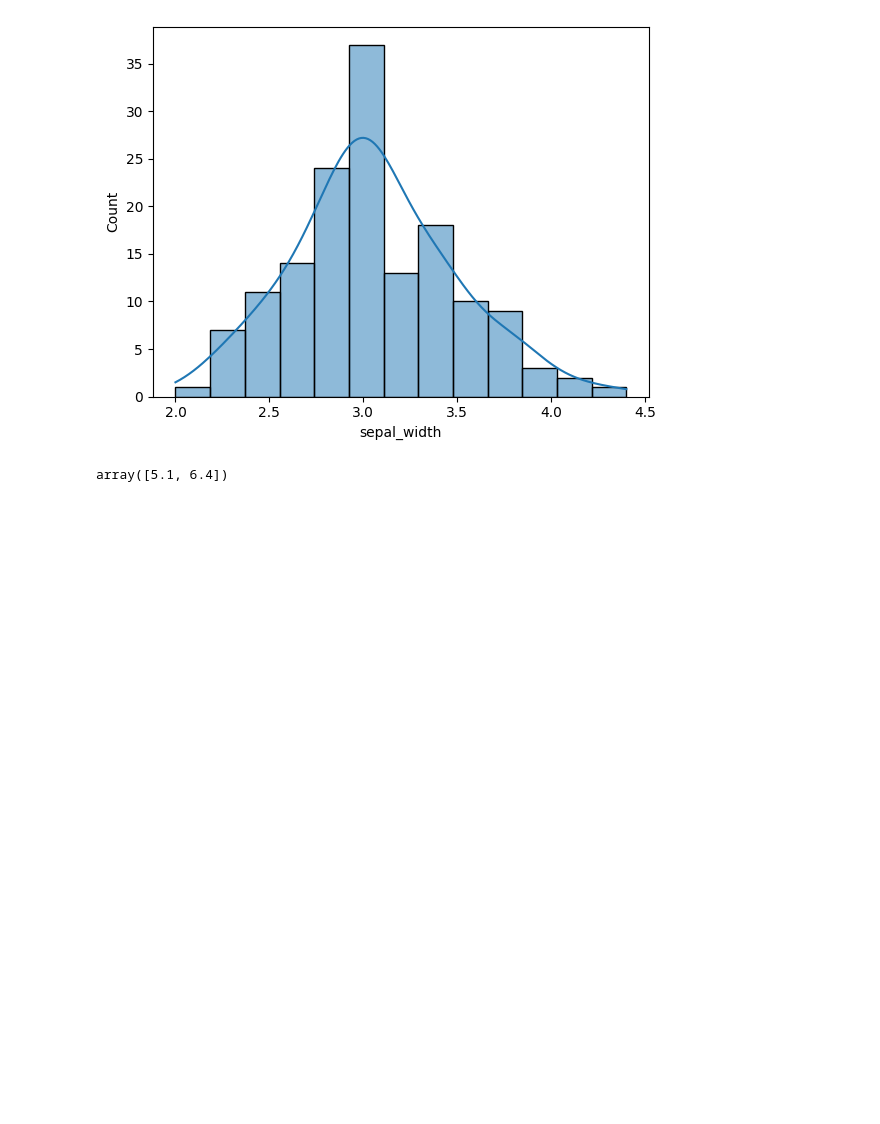
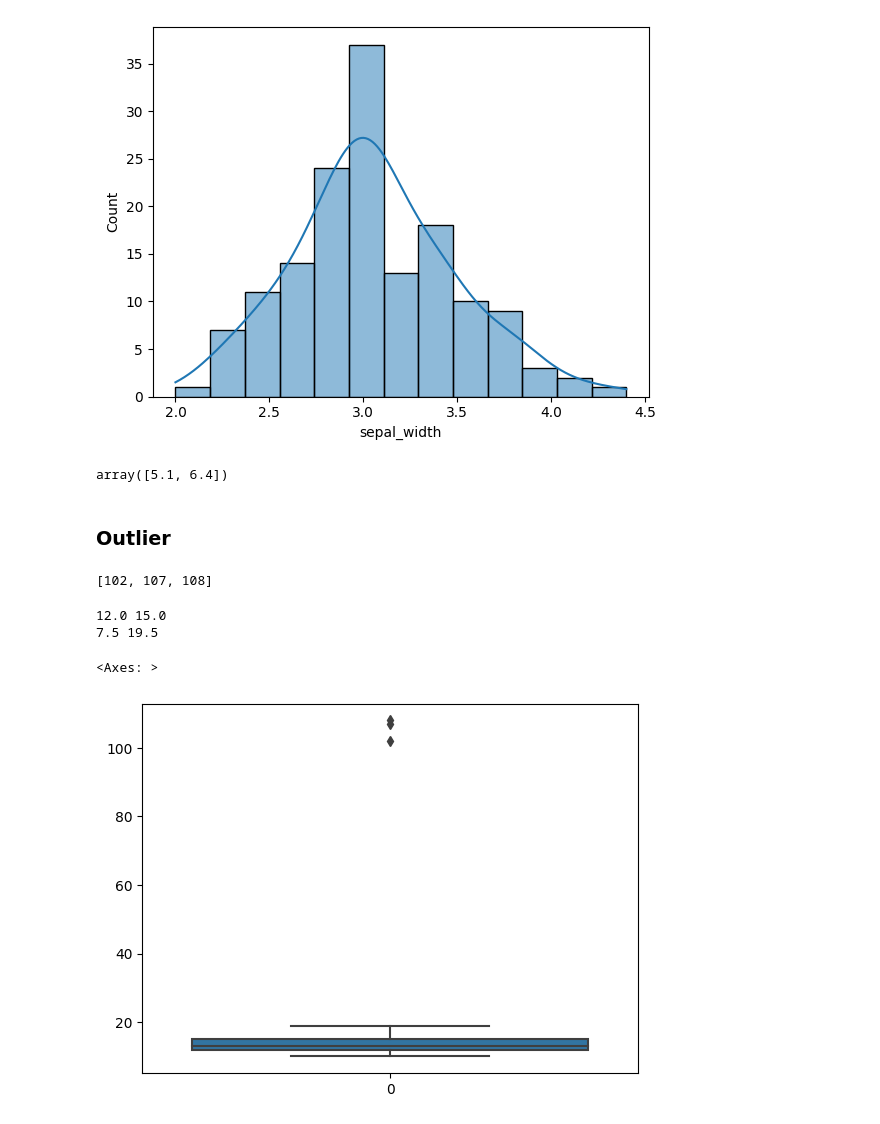
Before and after one commit to ThejaswiniNayak/ML_model_wise_code, a Jupyter notebook: Stats_code.ipynb, the cells around one changed output. Cells and saved outputs as stored; diff of their text form; code cells hidden in the pictures; blank space fills up the shorter version.

```diff
--- a/Stats_code.ipynb
+++ b/Stats_code.ipynb
@@ -61,3 +61,7 @@ sns.histplot(df1['sepal_width'],kde=True)
 np.percentile(df1['sepal_length'],[25,75])
 # %% [output]
 array([5.1, 6.4])
+# %% [markdown]
+### Outlier
+# %%
+dataset=[11,10,12,14,12,15,14,13,15,102,12,14,17,19,107,10,13,12,14,12,108,12,11,14,13,15,10,15,10,15,12,10,14,13,15,10]
@@ -63,0 +82,27 @@ array([5.1, 6.4])
+# %%
+detect_outliers(dataset)
+# %% [output]
+[102, 107, 108]
+# %%
+#IQR
+#Sort the data
+#get Q1 and Q2
+#get IQR
+#get lower fense(Q1-1.5(IQR))
+#find the upper fense (Q3+1.5IQR)
+
+dataset=sorted(dataset)
+Q1,Q3=np.percentile(dataset,[25,75])
+print(Q1,Q3)
+IQR=Q3-Q1
+lowerfense=Q1-(1.5*IQR)
+higherfense=Q3+(1.5*IQR)
+print(lowerfense,higherfense)
+# %% [output]
+12.0 15.0
+7.5 19.5
+# %%
+sns.boxplot(dataset)
+# %% [output]
+<Axes: >
+[figure, added]
```
Also changed, not shown: parts of 1 cell of this notebook.
